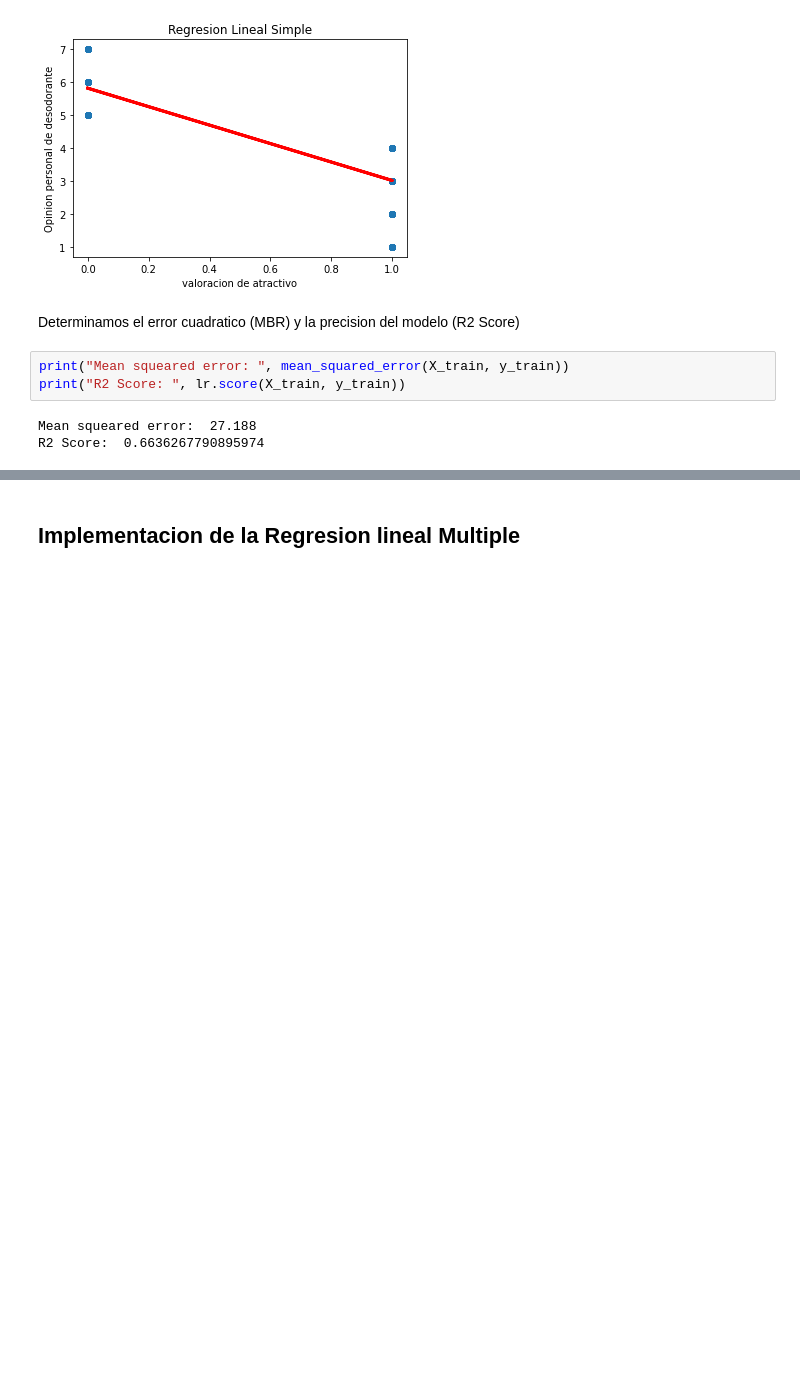
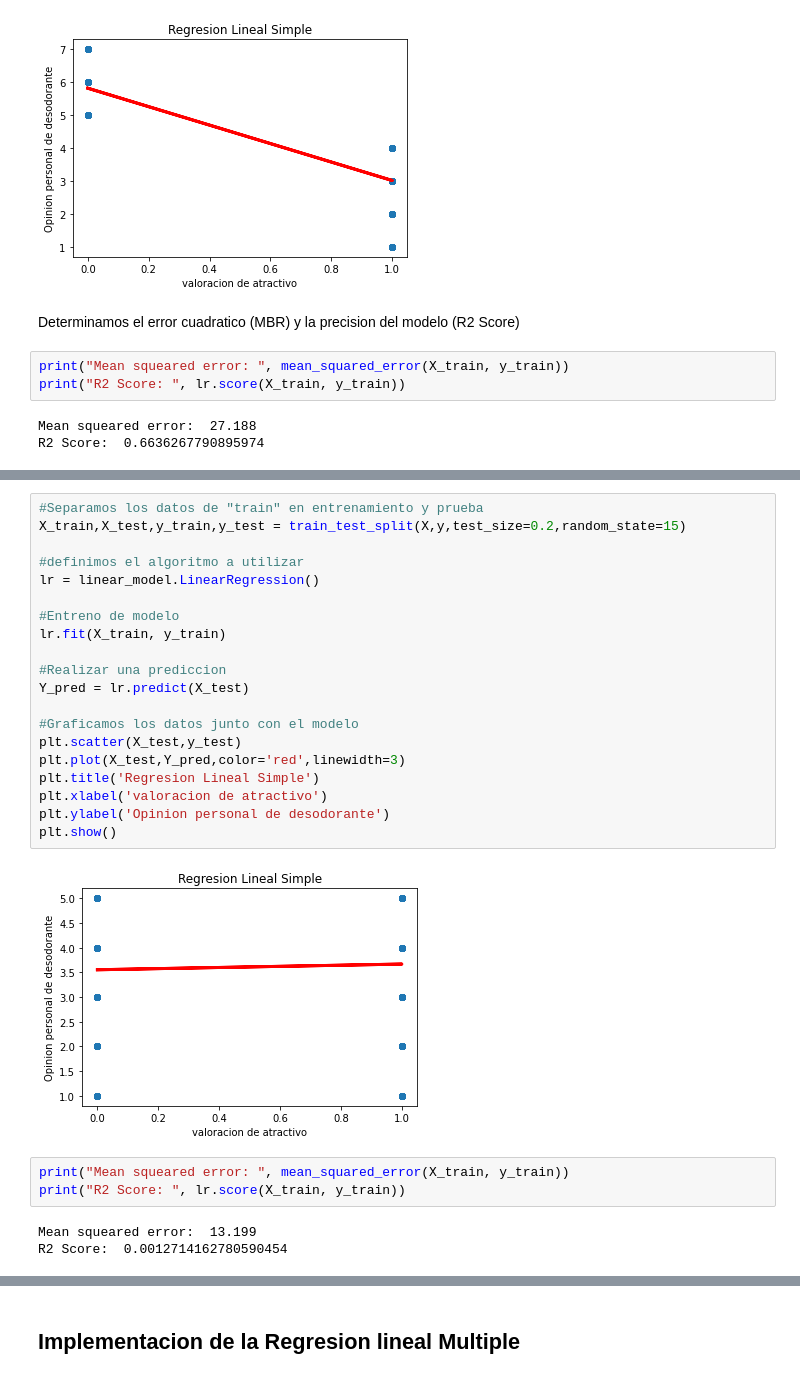
Before and after one commit to migueldemollet/ApCLaboratorio, a Jupyter notebook: Practica1.ipynb, the cells around one changed output, grey strips where cells are left out. Drawn from its saved outputs; the diff is of its cells as text; blank space fills up the shorter version.

```diff
--- a/Practica1.ipynb
+++ b/Practica1.ipynb
@@ -272,0 +307,28 @@ R2 Score:  0.6636267790895974
+# %%
+#Separamos los datos de "train" en entrenamiento y prueba
+X_train,X_test,y_train,y_test = train_test_split(X,y,test_size=0.2,random_state=15)
+
+#definimos el algoritmo a utilizar
+lr = linear_model.LinearRegression()
+
+#Entreno de modelo
+lr.fit(X_train, y_train)
+
+#Realizar una prediccion
+Y_pred = lr.predict(X_test)
+
+#Graficamos los datos junto con el modelo
+plt.scatter(X_test,y_test)
+plt.plot(X_test,Y_pred,color='red',linewidth=3)
+plt.title('Regresion Lineal Simple')
+plt.xlabel('valoracion de atractivo')
+plt.ylabel('Opinion personal de desodorante')
+plt.show()
+# %% [output]
+[figure, added]
+# %%
+print("Mean squeared error: ", mean_squared_error(X_train, y_train))
+print("R2 Score: ", lr.score(X_train, y_train))
+# %% [output]
+Mean squeared error:  13.199
+R2 Score:  0.0012714162780590454
```
Also changed, not shown: parts of 24 cells of this notebook.
